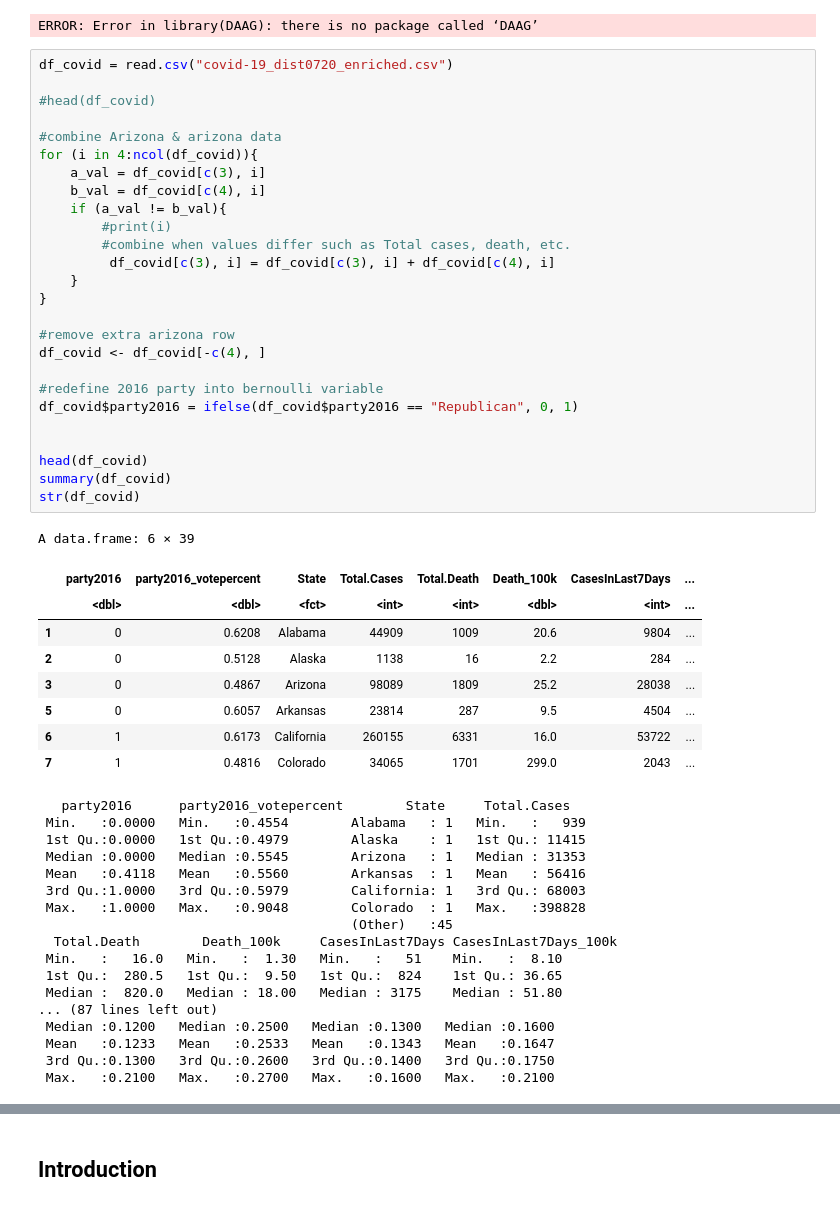
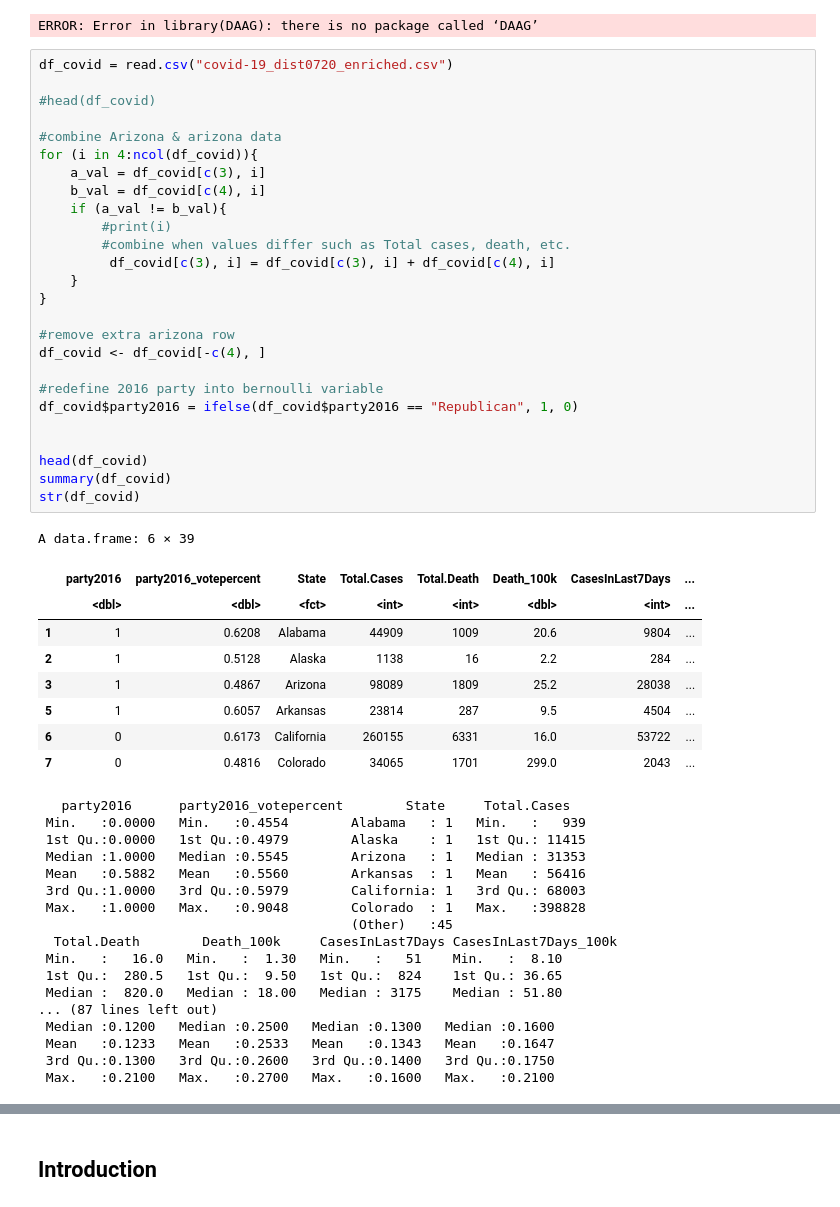
Before and after one commit to mfan86/mids-w203, a Jupyter notebook: lab3/draft_lab3_covid.ipynb, the cells around one changed output, grey strips where cells are left out. Drawn from its saved outputs; the diff is of its cells as text.

```diff
--- a/lab3/draft_lab3_covid.ipynb
+++ b/lab3/draft_lab3_covid.ipynb
@@ -65,44 +65,44 @@ ERROR: Error in library(DAAG): there is no package called ‘DAAG’
 # %%
 df_covid = read.csv("covid-19_dist0720_enriched.csv")
 
 #head(df_covid)
 
 #combine Arizona & arizona data
 for (i in 4:ncol(df_covid)){
     a_val = df_covid[c(3), i]
     b_val = df_covid[c(4), i]
     if (a_val != b_val){
         #print(i)
         #combine when values differ such as Total cases, death, etc.
          df_covid[c(3), i] = df_covid[c(3), i] + df_covid[c(4), i]
     }
 }
 
 #remove extra arizona row
 df_covid <- df_covid[-c(4), ]
 
 #redefine 2016 party into bernoulli variable
-df_covid$party2016 = ifelse(df_covid$party2016 == "Republican", 0, 1)
+df_covid$party2016 = ifelse(df_covid$party2016 == "Republican", 1, 0)
 
 
 head(df_covid)
 summary(df_covid)
 str(df_covid)
 # %% [output]
 A data.frame: 6 × 39
 |  | party2016 | party2016_votepercent | State | Total.Cases | Total.Death | Death_100k | CasesInLast7Days | ... |
 |  | <dbl> | <dbl> | <fct> | <int> | <int> | <dbl> | <int> | ... |
-| 1 | 0 | 0.6208 | Alabama | 44909 | 1009 | 20.6 | 9804 | ... |
-| 2 | 0 | 0.5128 | Alaska | 1138 | 16 | 2.2 | 284 | ... |
-| 3 | 0 | 0.4867 | Arizona | 98089 | 1809 | 25.2 | 28038 | ... |
-| 5 | 0 | 0.6057 | Arkansas | 23814 | 287 | 9.5 | 4504 | ... |
-| 6 | 1 | 0.6173 | California | 260155 | 6331 | 16.0 | 53722 | ... |
-| 7 | 1 | 0.4816 | Colorado | 34065 | 1701 | 299.0 | 2043 | ... |
+| 1 | 1 | 0.6208 | Alabama | 44909 | 1009 | 20.6 | 9804 | ... |
+| 2 | 1 | 0.5128 | Alaska | 1138 | 16 | 2.2 | 284 | ... |
+| 3 | 1 | 0.4867 | Arizona | 98089 | 1809 | 25.2 | 28038 | ... |
+| 5 | 1 | 0.6057 | Arkansas | 23814 | 287 | 9.5 | 4504 | ... |
+| 6 | 0 | 0.6173 | California | 260155 | 6331 | 16.0 | 53722 | ... |
+| 7 | 0 | 0.4816 | Colorado | 34065 | 1701 | 299.0 | 2043 | ... |
    party2016      party2016_votepercent        State     Total.Cases
  Min.   :0.0000   Min.   :0.4554        Alabama   : 1   Min.   :   939
  1st Qu.:0.0000   1st Qu.:0.4979        Alaska    : 1   1st Qu.: 11415
- Median :0.0000   Median :0.5545        Arizona   : 1   Median : 31353
- Mean   :0.4118   Mean   :0.5560        Arkansas  : 1   Mean   : 56416
+ Median :1.0000   Median :0.5545        Arizona   : 1   Median : 31353
+ Mean   :0.5882   Mean   :0.5560        Arkansas  : 1   Mean   : 56416
  3rd Qu.:1.0000   3rd Qu.:0.5979        California: 1   3rd Qu.: 68003
  Max.   :1.0000   Max.   :0.9048        Colorado  : 1   Max.   :398828
                                         (Other)   :45
```
Also changed, not shown: parts of 3 cells of this notebook.
